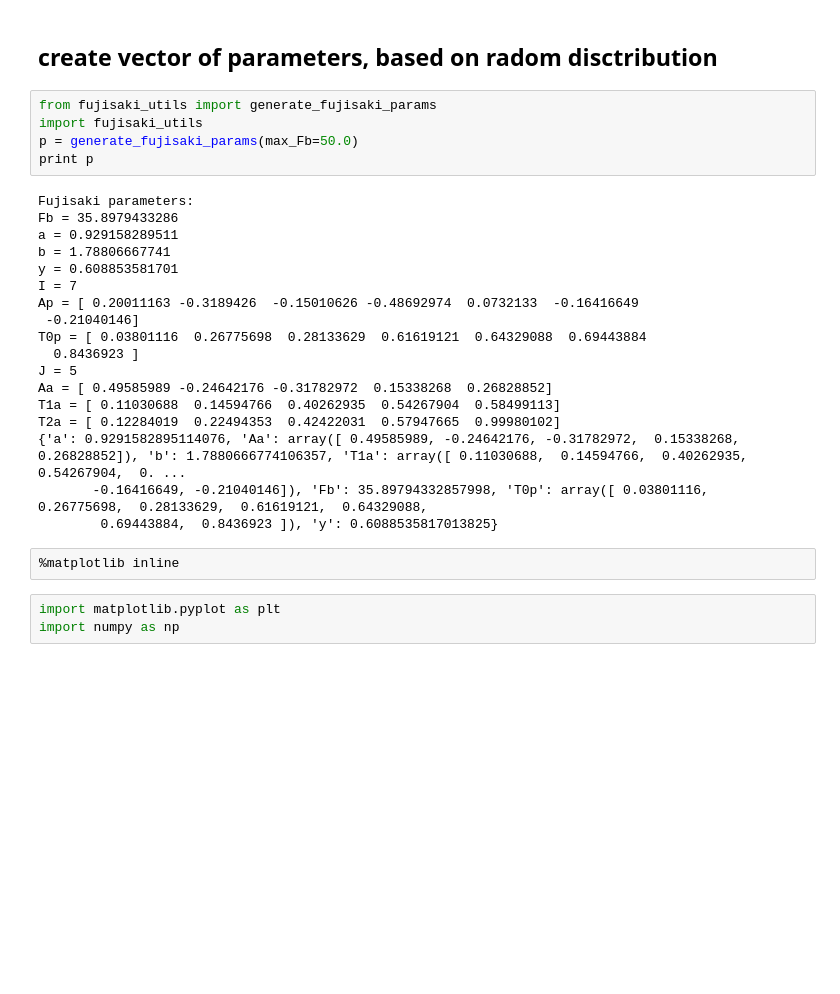
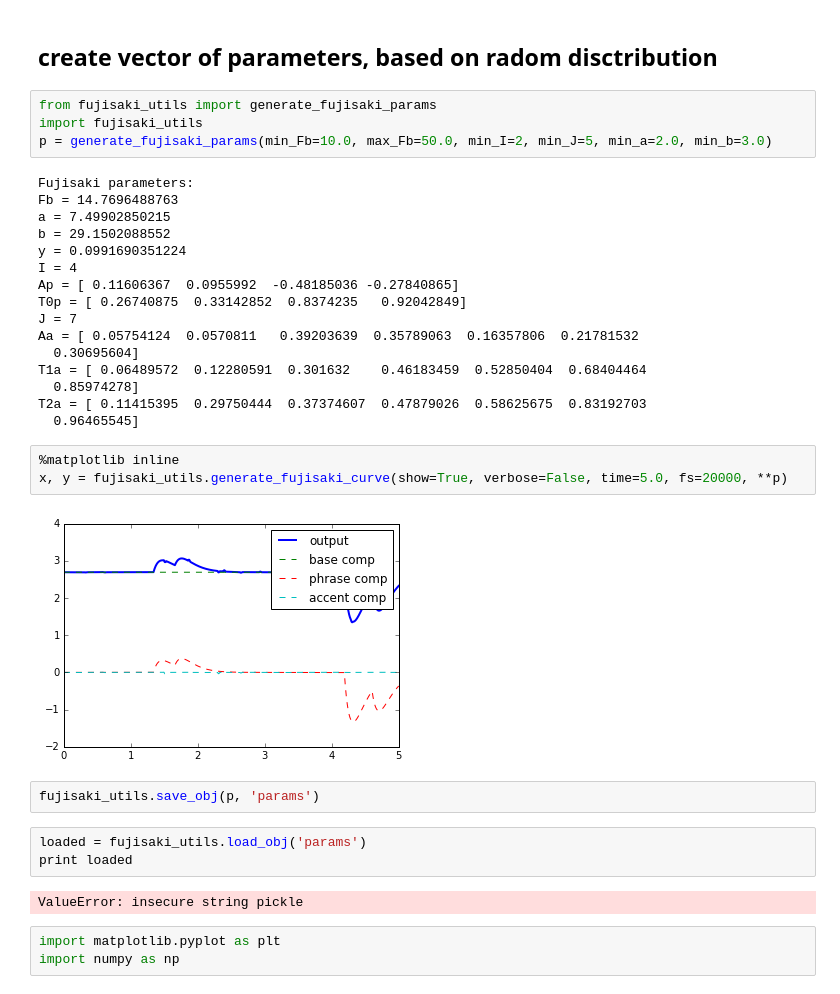
Before and after one commit to qdenisq/Fujisaki, a Jupyter notebook: PYTHON/Fujisaki_mixture_sample.ipynb, the cells around one changed output. Drawn from its saved outputs; the diff is of its cells as text; blank space fills up the shorter version.

Commit message:
2
add save and load obj

```diff
--- a/PYTHON/Fujisaki_mixture_sample.ipynb
+++ b/PYTHON/Fujisaki_mixture_sample.ipynb
@@ -5,28 +5,35 @@
 # %%
 from fujisaki_utils import generate_fujisaki_params
 import fujisaki_utils
-p = generate_fujisaki_params(max_Fb=50.0)
-print p
+p = generate_fujisaki_params(min_Fb=10.0, max_Fb=50.0, min_I=2, min_J=5, min_a=2.0, min_b=3.0)
 # %% [output]
 Fujisaki parameters:
-Fb = 35.8979433286
-a = 0.929158289511
-b = 1.78806667741
-y = 0.608853581701
-I = 7
-Ap = [ 0.20011163 -0.3189426  -0.15010626 -0.48692974  0.0732133  -0.16416649
- -0.21040146]
-T0p = [ 0.03801116  0.26775698  0.28133629  0.61619121  0.64329088  0.69443884
-  0.8436923 ]
-J = 5
-Aa = [ 0.49585989 -0.24642176 -0.31782972  0.15338268  0.26828852]
-T1a = [ 0.11030688  0.14594766  0.40262935  0.54267904  0.58499113]
-T2a = [ 0.12284019  0.22494353  0.42422031  0.57947665  0.99980102]
-{'a': 0.9291582895114076, 'Aa': array([ 0.49585989, -0.24642176, -0.31782972,  0.15338268,  0.26828852]), 'b': 1.7880666774106357, 'T1a': array([ 0.11030688,  0.14594766,  0.40262935,  0.54267904,  0. ...
-       -0.16416649, -0.21040146]), 'Fb': 35.89794332857998, 'T0p': array([ 0.03801116,  0.26775698,  0.28133629,  0.61619121,  0.64329088,
-        0.69443884,  0.8436923 ]), 'y': 0.6088535817013825}
+Fb = 14.7696488763
+a = 7.49902850215
+b = 29.1502088552
+y = 0.0991690351224
+I = 4
+Ap = [ 0.11606367  0.0955992  -0.48185036 -0.27840865]
+T0p = [ 0.26740875  0.33142852  0.8374235   0.92042849]
+J = 7
+Aa = [ 0.05754124  0.0570811   0.39203639  0.35789063  0.16357806  0.21781532
+  0.30695604]
+T1a = [ 0.06489572  0.12280591  0.301632    0.46183459  0.52850404  0.68404464
+  0.85974278]
+T2a = [ 0.11415395  0.29750444  0.37374607  0.47879026  0.58625675  0.83192703
+  0.96465545]
-# %%
-%matplotlib inline
+# %%
+%matplotlib inline
+x, y = fujisaki_utils.generate_fujisaki_curve(show=True, verbose=False, time=5.0, fs=20000, **p)
+# %% [output]
+[figure, added]
+# %%
+fujisaki_utils.save_obj(p, 'params')
+# %%
+loaded = fujisaki_utils.load_obj('params')
+print loaded
+# %% [output]
+ValueError: insecure string pickle
 # %%
 import matplotlib.pyplot as plt
 import numpy as np
```
Also changed, not shown: 8 other files.
